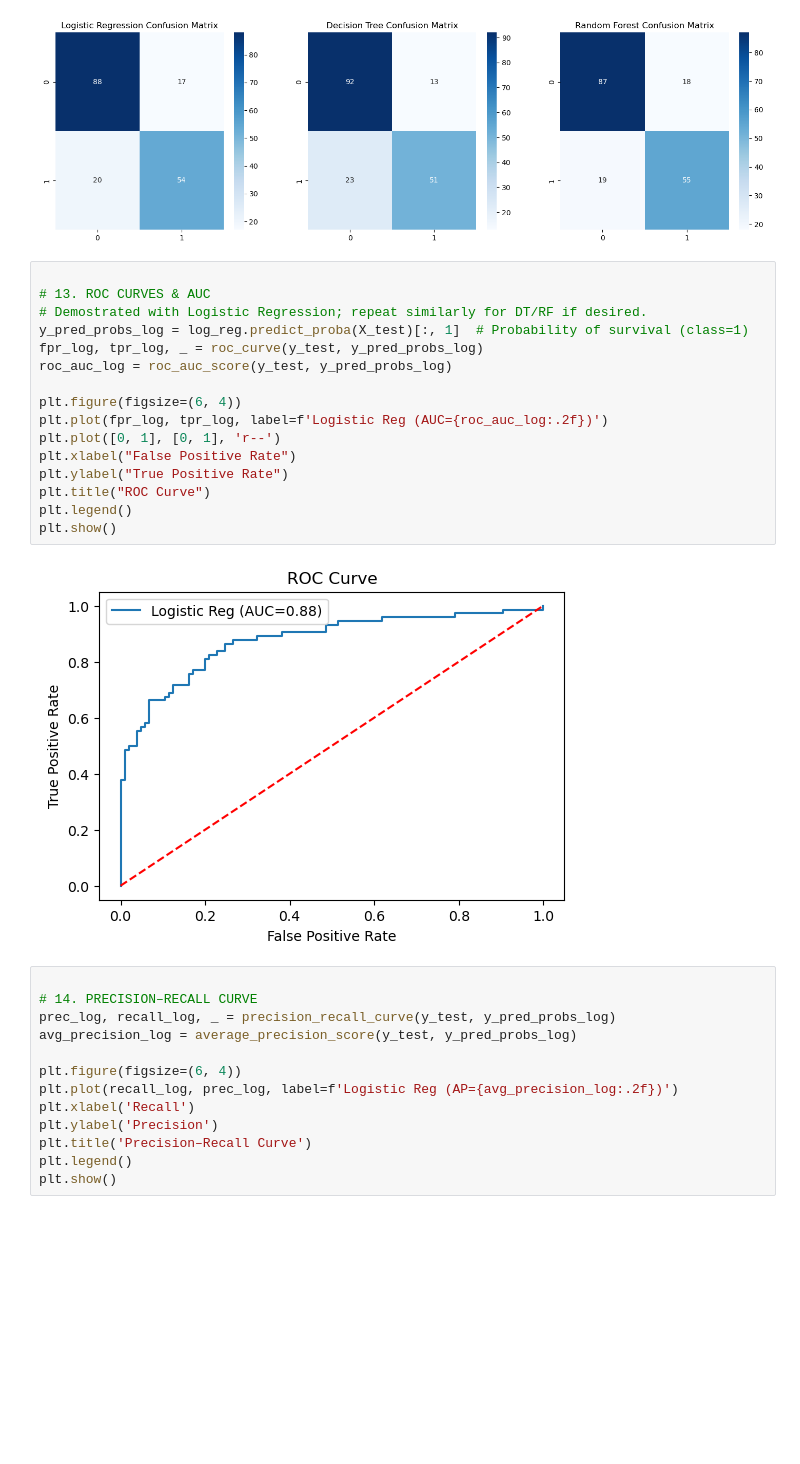
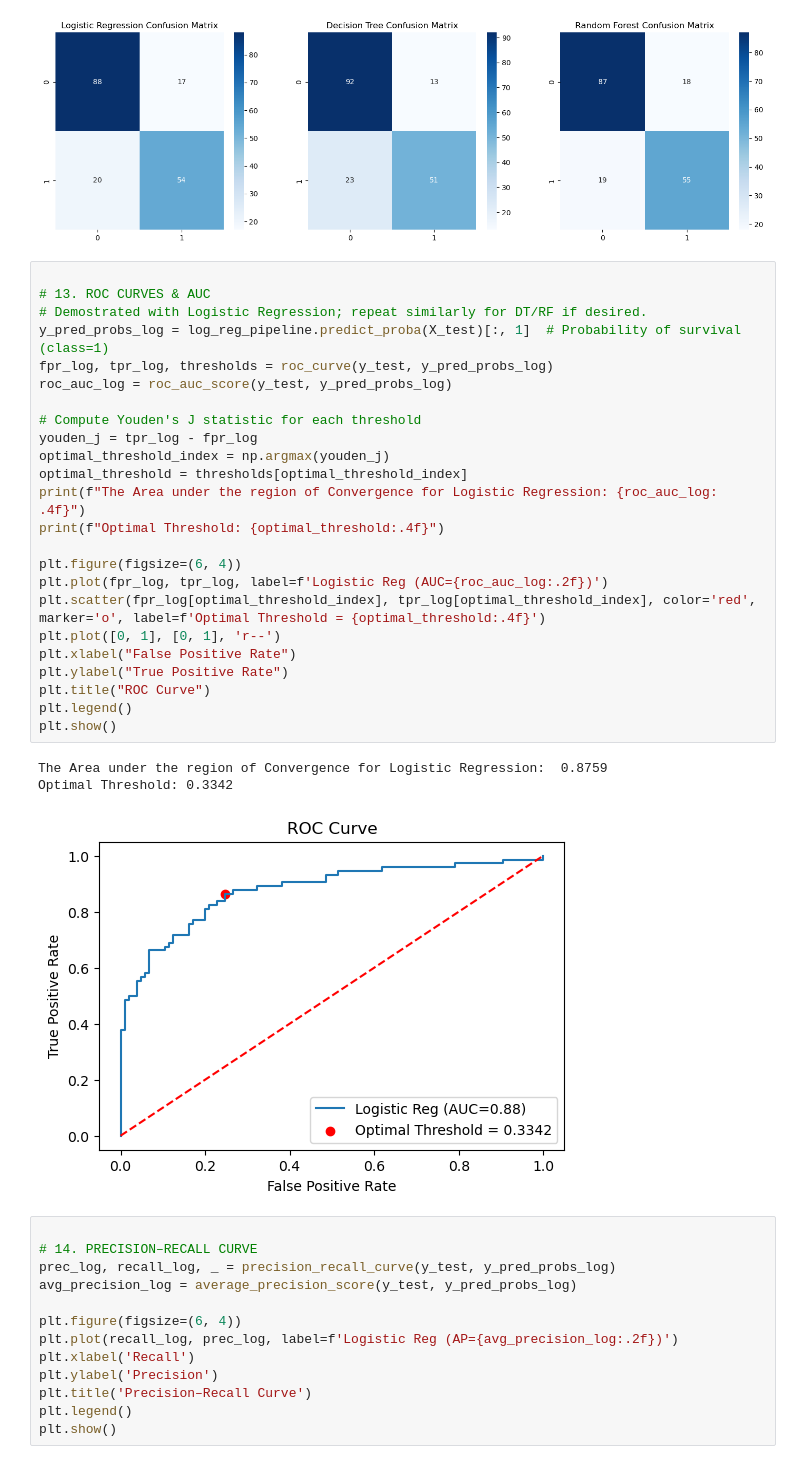
Before and after one commit to joan-xavier/ML_projects_2024, a Jupyter notebook: P2_Titanic_Survival_ML_Analysisz/P2_Titanic_Survival_ML_Analysiss.ipynb, the cells around one changed output. Saved outputs shown, nothing was run; the diff lists cells and outputs as text; blank space fills up the shorter version.

```diff
--- a/P2_Titanic_Survival_ML_Analysisz/P2_Titanic_Survival_ML_Analysiss.ipynb
+++ b/P2_Titanic_Survival_ML_Analysisz/P2_Titanic_Survival_ML_Analysiss.ipynb
@@ -262,21 +308,31 @@ plt.show()
 # %%
 
 # 13. ROC CURVES & AUC
 # Demostrated with Logistic Regression; repeat similarly for DT/RF if desired.
-y_pred_probs_log = log_reg.predict_proba(X_test)[:, 1]  # Probability of survival (class=1)
-fpr_log, tpr_log, _ = roc_curve(y_test, y_pred_probs_log)
+y_pred_probs_log = log_reg_pipeline.predict_proba(X_test)[:, 1]  # Probability of survival (class=1)
+fpr_log, tpr_log, thresholds = roc_curve(y_test, y_pred_probs_log)
 roc_auc_log = roc_auc_score(y_test, y_pred_probs_log)
+
+# Compute Youden's J statistic for each threshold
+youden_j = tpr_log - fpr_log
+optimal_threshold_index = np.argmax(youden_j)
+optimal_threshold = thresholds[optimal_threshold_index]
+print(f"The Area under the region of Convergence for Logistic Regression: {roc_auc_log: .4f}")
+print(f"Optimal Threshold: {optimal_threshold:.4f}")
 
 plt.figure(figsize=(6, 4))
 plt.plot(fpr_log, tpr_log, label=f'Logistic Reg (AUC={roc_auc_log:.2f})')
+plt.scatter(fpr_log[optimal_threshold_index], tpr_log[optimal_threshold_index], color='red', marker='o', label=f'Optimal Threshold = {optimal_threshold:.4f}')
 plt.plot([0, 1], [0, 1], 'r--')
 plt.xlabel("False Positive Rate")
 plt.ylabel("True Positive Rate")
 plt.title("ROC Curve")
 plt.legend()
 plt.show()
 # %% [output]
+The Area under the region of Convergence for Logistic Regression:  0.8759
+Optimal Threshold: 0.3342
-[figure, old version]
+[figure, new version]
 # %%
 
 # 14. PRECISION–RECALL CURVE
```
Also changed, not shown: parts of 4 cells of this notebook, 8 other files.
